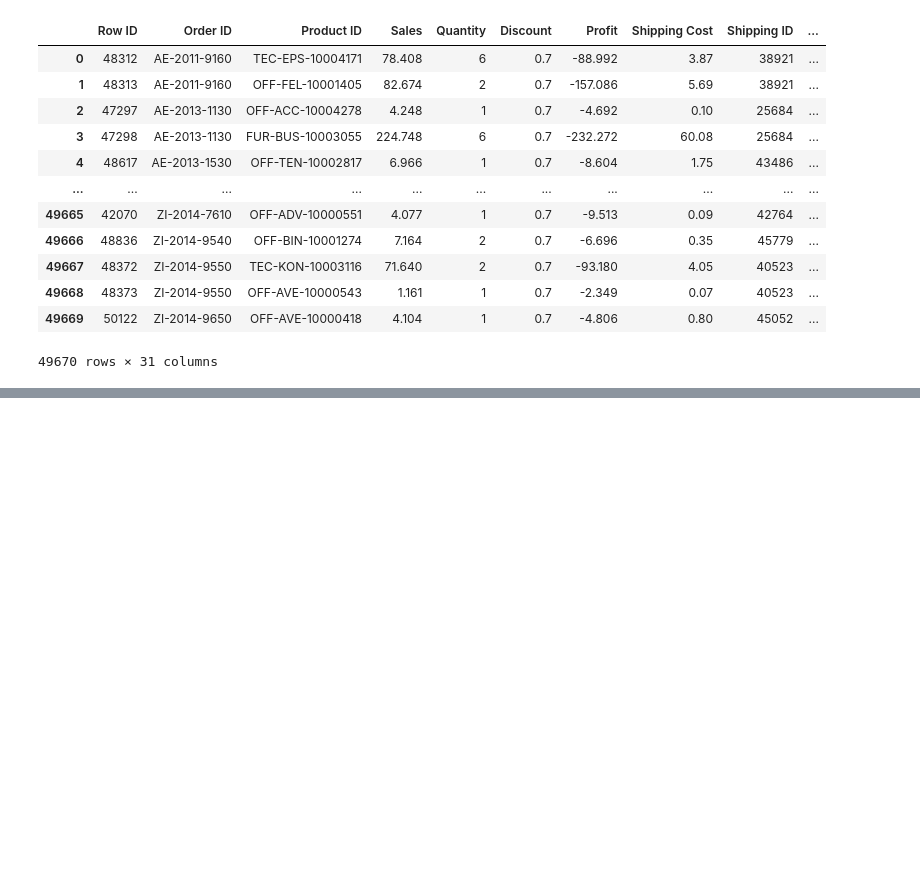
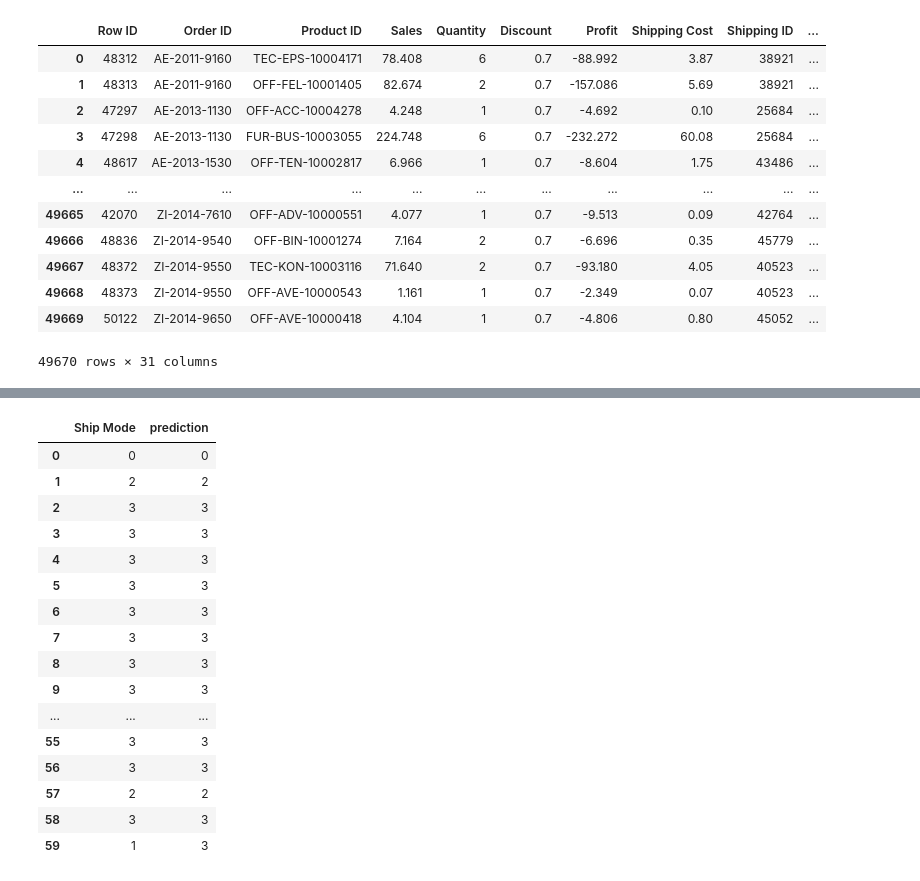
Before and after one commit to sinaaasghari/Superstore, a Jupyter notebook: ML_ALL/ML2/second.ipynb, the cells around one changed output, grey strips where cells are left out. Saved outputs shown, nothing was run; the diff lists cells and outputs as text; code cells hidden in the pictures; blank space fills up the shorter version.

```diff
--- a/ML/first.ipynb
+++ b/ML_ALL/ML2/second.ipynb
@@ -474,0 +435,20 @@ df1.head(60)
+# %%
+df3.head(60)
+# %% [output]
+|  | Ship Mode | prediction |
+| 0 | 0 | 0 |
+| 1 | 2 | 2 |
+| 2 | 3 | 3 |
+| 3 | 3 | 3 |
+| 4 | 3 | 3 |
+| 5 | 3 | 3 |
+| 6 | 3 | 3 |
+| 7 | 3 | 3 |
+| 8 | 3 | 3 |
+| 9 | 3 | 3 |
+| ... | ... | ... |
+| 55 | 3 | 3 |
+| 56 | 3 | 3 |
+| 57 | 2 | 2 |
+| 58 | 3 | 3 |
+| 59 | 1 | 3 |
```
Also changed, not shown: parts of 11 cells of this notebook, 5 other files.
